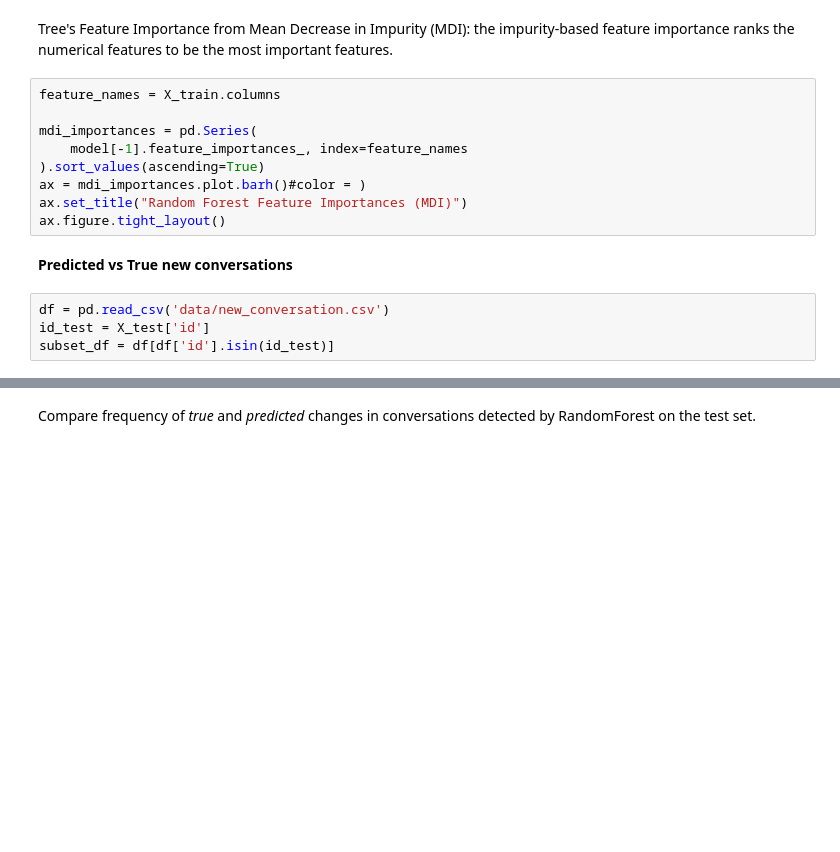
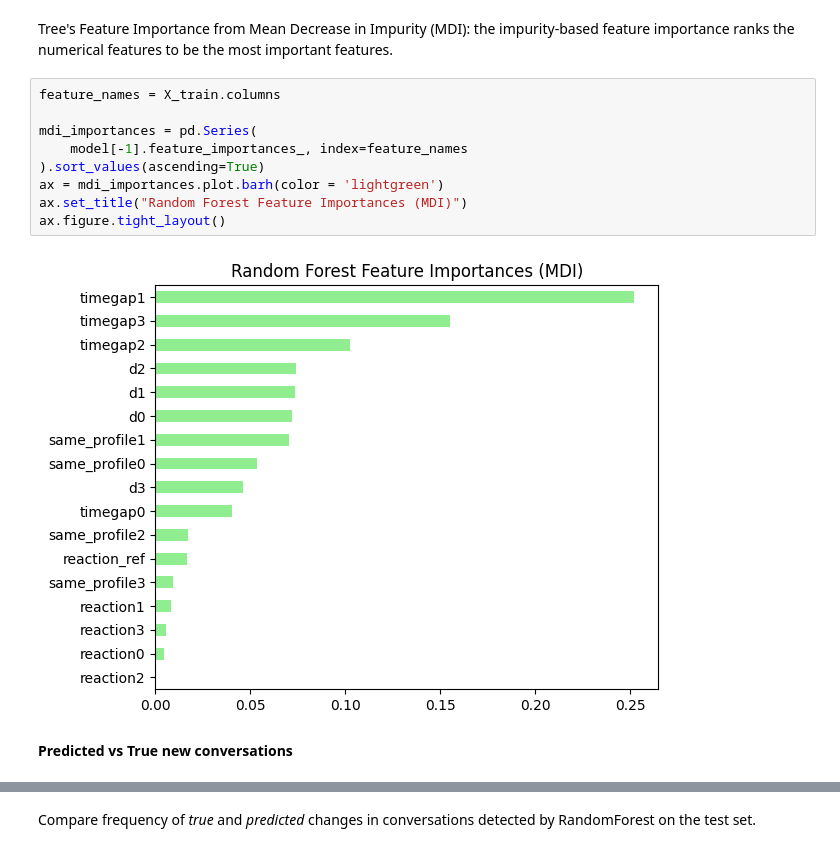
Before and after one commit to amirmosio/telegram-event-detection, a Jupyter notebook: data_analysis/result_analysis.ipynb, the cells around one changed output, grey strips where cells are left out. Drawn from its saved outputs; the diff is of its cells as text; blank space fills up the shorter version.

```diff
--- a/data_analysis/result_analysis.ipynb
+++ b/data_analysis/result_analysis.ipynb
@@ -60,15 +108,13 @@ Tree's Feature Importance from Mean Decrease in Impurity (MDI): the impurity-bas
 # %%
 feature_names = X_train.columns
 
 mdi_importances = pd.Series(
     model[-1].feature_importances_, index=feature_names
 ).sort_values(ascending=True)
-ax = mdi_importances.plot.barh()#color = )
+ax = mdi_importances.plot.barh(color = 'lightgreen')
 ax.set_title("Random Forest Feature Importances (MDI)")
 ax.figure.tight_layout()
+# %% [output]
+[figure, added]
 # %% [markdown]
 **Predicted vs True new conversations**
-# %%
-df = pd.read_csv('data/new_conversation.csv')
-id_test = X_test['id']
-subset_df = df[df['id'].isin(id_test)]
```
Also changed, not shown: parts of 13 cells of this notebook.
